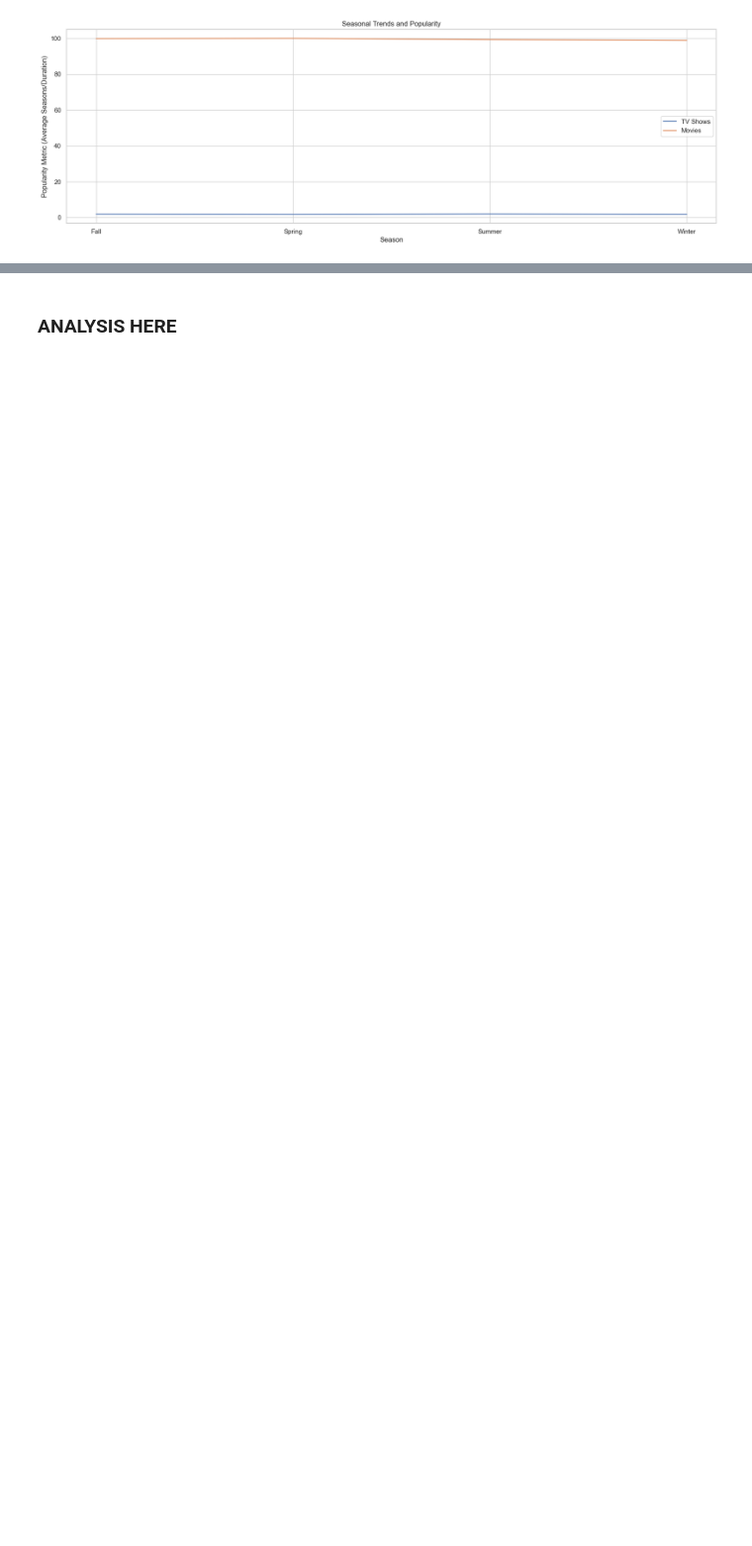
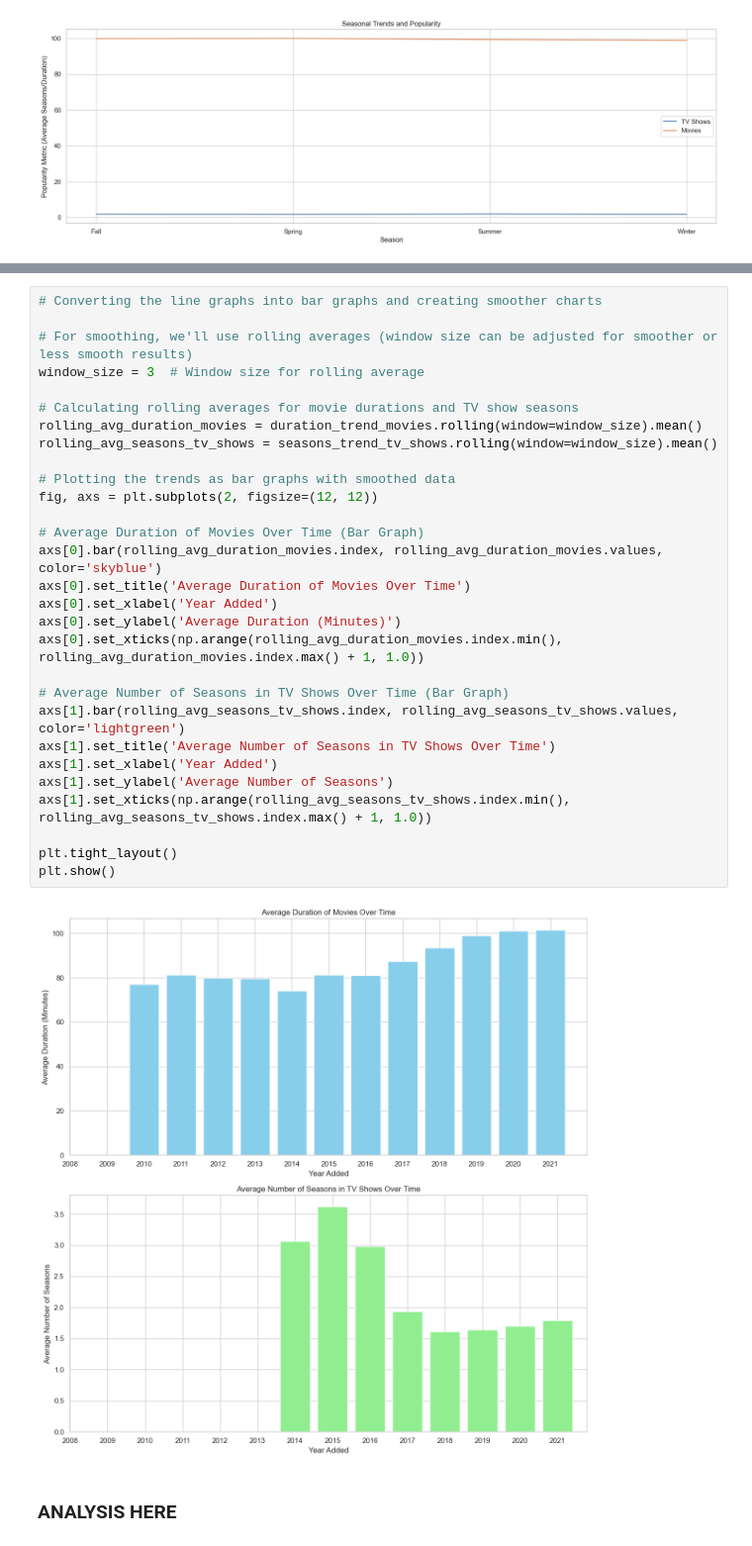
Before and after one commit to CSHieuV/MetaDataAnalysisCompetition, a Jupyter notebook: MetaAnalysis.ipynb, the cells around one changed output, grey strips where cells are left out. Shown at 99% size. Saved outputs shown, nothing was run; the diff lists cells and outputs as text; blank space fills up the shorter version.

```diff
--- a/MetaAnalysis.ipynb
+++ b/MetaAnalysis.ipynb
@@ -411,2 +490,33 @@ See the caveats in the documentation: https://pandas.pydata.org/pandas-docs/stab
+# %%
+# Converting the line graphs into bar graphs and creating smoother charts
+
+# For smoothing, we'll use rolling averages (window size can be adjusted for smoother or less smooth results)
+window_size = 3  # Window size for rolling average
+
+# Calculating rolling averages for movie durations and TV show seasons
+rolling_avg_duration_movies = duration_trend_movies.rolling(window=window_size).mean()
+rolling_avg_seasons_tv_shows = seasons_trend_tv_shows.rolling(window=window_size).mean()
+
+# Plotting the trends as bar graphs with smoothed data
+fig, axs = plt.subplots(2, figsize=(12, 12))
+
+# Average Duration of Movies Over Time (Bar Graph)
+axs[0].bar(rolling_avg_duration_movies.index, rolling_avg_duration_movies.values, color='skyblue')
+axs[0].set_title('Average Duration of Movies Over Time')
+axs[0].set_xlabel('Year Added')
+axs[0].set_ylabel('Average Duration (Minutes)')
+axs[0].set_xticks(np.arange(rolling_avg_duration_movies.index.min(), rolling_avg_duration_movies.index.max() + 1, 1.0))
+
+# Average Number of Seasons in TV Shows Over Time (Bar Graph)
+axs[1].bar(rolling_avg_seasons_tv_shows.index, rolling_avg_seasons_tv_shows.values, color='lightgreen')
+axs[1].set_title('Average Number of Seasons in TV Shows Over Time')
+axs[1].set_xlabel('Year Added')
+axs[1].set_ylabel('Average Number of Seasons')
+axs[1].set_xticks(np.arange(rolling_avg_seasons_tv_shows.index.min(), rolling_avg_seasons_tv_shows.index.max() + 1, 1.0))
+
+plt.tight_layout()
+plt.show()
+# %% [output]
+[figure, added]
 # %% [markdown]
 ### ANALYSIS HERE
```
Also changed, not shown: parts of 4 cells of this notebook, 1 other file.
